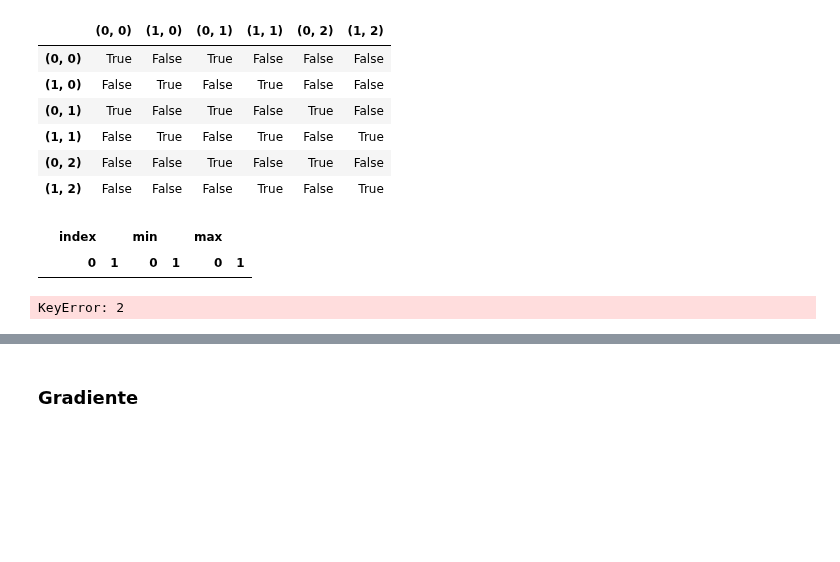
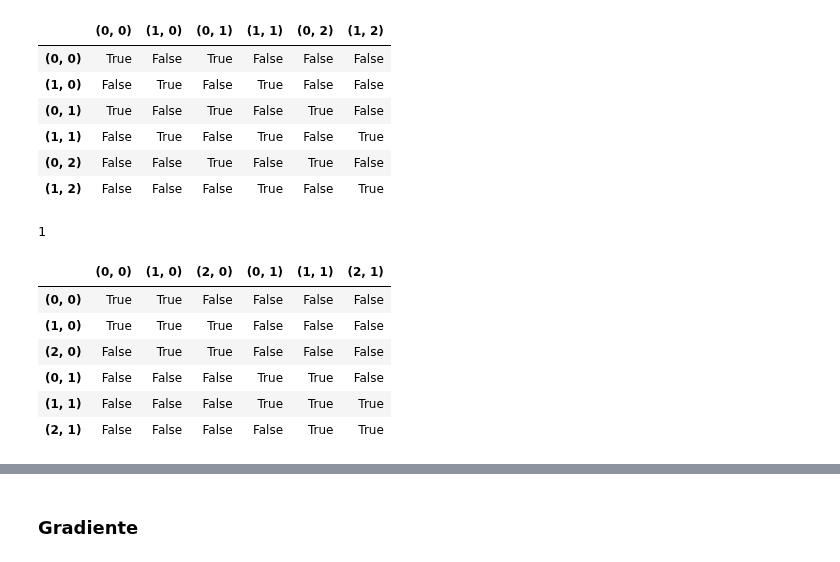
Before and after one commit to EliaStocco/Bspline, a Jupyter notebook: python/Test.ipynb, the cells around one changed output, grey strips where cells are left out. Saved outputs shown, nothing was run; the diff lists cells and outputs as text; code cells hidden in the pictures; blank space fills up the shorter version.

Commit message:
Sto creando la stifness matrix

```diff
--- a/python/Test.ipynb
+++ b/python/Test.ipynb
@@ -823,24 +791,0 @@ it = [ tuple(j) for j in il ]
-# %%
-df
-# %% [output]
-|  | index |  | min |  | max |  |
-|  | 0 | 1 | 0 | 1 | 0 | 1 |
-# %%
-#
-for k in range(0,self.dim()):
-    df[("index",k)] = il[:,k]
-    appo =  basis_range[k]
-    #print(appo)
-    for j in range(0,len(br)):
-        #print(j)
-        df.loc[ df[("index",k)] == appo.loc[j,"index"] , ("min",k) ] = appo.loc[j,"x-min"]
-        df.loc[ df[("index",k)] == appo.loc[j,"index"] , ("max",k) ] = appo.loc[j,"x-max"]
-
-#if self.dim() == 1 :
-#    return df #basis_range[0],
-#else :
-
-df["ii"] = it
-df.set_index("ii",inplace=True)
-# %% [output]
-KeyError: 2
@@ -855,0 +792,15 @@ for j in range(0,len(appo)):
+# %%
+np.dot([1,1],[0,1])
+# %% [output]
+1
+# %%
+deramy = der[1].adjacency_matrix()
+deramy
+# %% [output]
+|  | (0, 0) | (1, 0) | (2, 0) | (0, 1) | (1, 1) | (2, 1) |
+| (0, 0) | True | True | False | False | False | False |
+| (1, 0) | True | True | True | False | False | False |
+| (2, 0) | False | True | True | False | False | False |
+| (0, 1) | False | False | False | True | True | False |
+| (1, 1) | False | False | False | True | True | True |
+| (2, 1) | False | False | False | False | True | True |
```
Also changed, not shown: parts of 23 cells of this notebook, 2 other files.
